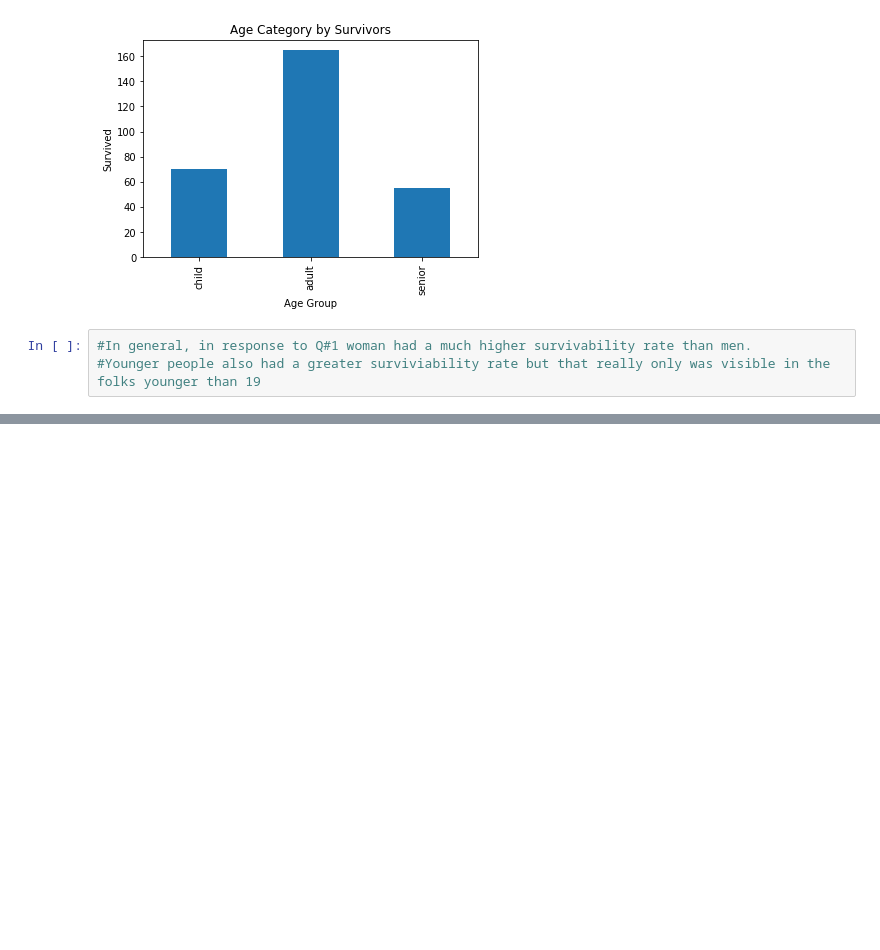
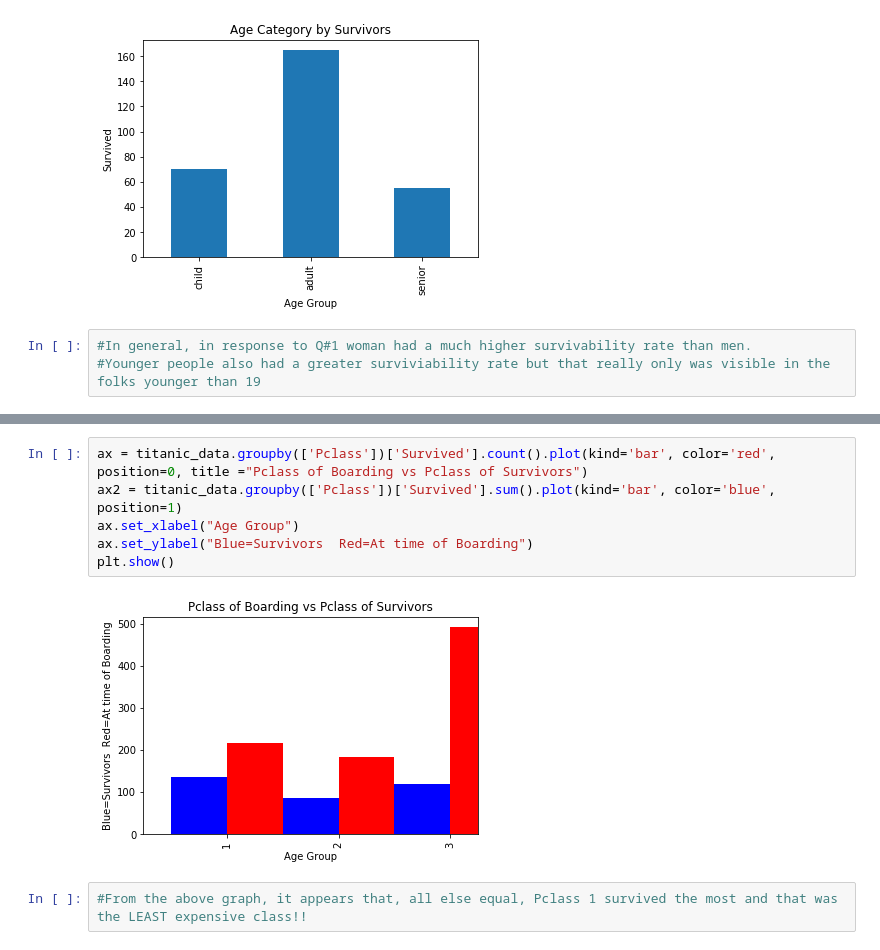
Before and after one commit to kmusante/titanic_data, a Jupyter notebook: titanic.ipynb, the cells around one changed output, grey strips where cells are left out. Drawn from its saved outputs; the diff is of its cells as text; blank space fills up the shorter version.

```diff
--- a/titanic.ipynb
+++ b/titanic.ipynb
@@ -306,0 +213,10 @@ titanic_data.groupby(['Sex'])[['Survived']].count().plot(kind='bar').set_ylabel(
+# %%
+ax = titanic_data.groupby(['Pclass'])['Survived'].count().plot(kind='bar', color='red', position=0, title ="Pclass of Boarding vs Pclass of Survivors")
+ax2 = titanic_data.groupby(['Pclass'])['Survived'].sum().plot(kind='bar', color='blue', position=1)
+ax.set_xlabel("Age Group")
+ax.set_ylabel("Blue=Survivors  Red=At time of Boarding")
+plt.show()
+# %% [output]
+[figure, added]
+# %%
+#From the above graph, it appears that, all else equal, Pclass 1 survived the most and that was the LEAST expensive class!!
```
Also changed, not shown: parts of 24 cells of this notebook.
